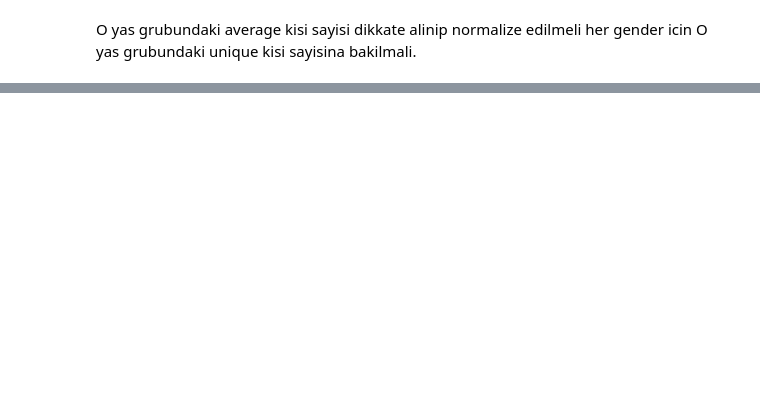
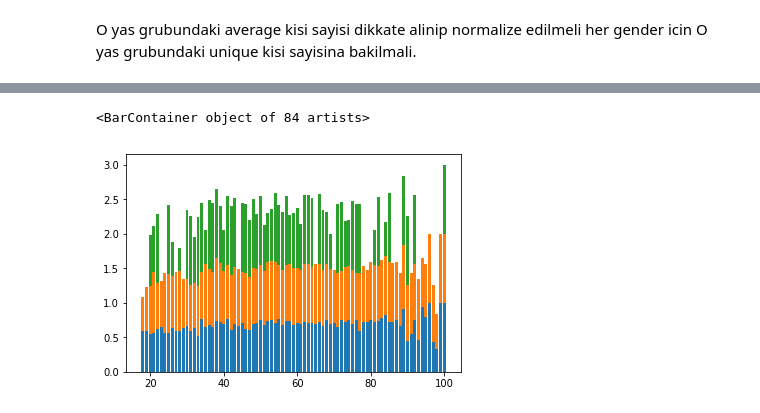
Before and after one commit to onurkapucu/Starbucks_Capstone, a Jupyter notebook: Starbucks_Capstone_notebook.ipynb, the cells around one changed output, grey strips where cells are left out. Drawn from its saved outputs; the diff is of its cells as text; code cells hidden in the pictures; blank space fills up the shorter version.

```diff
--- a/Starbucks_Capstone_notebook.ipynb
+++ b/Starbucks_Capstone_notebook.ipynb
@@ -151,3 +151,6 @@ ax3.title.set_text('Other')
 [figure]
 # %% [markdown]
 Looks like the distribution average roughly holds for all genders. We can see the total number of male users is higher.
+# %%
+profile_distribution = profile_clean.groupby(by=['user_gender','user_age'])['user_id'].nunique().unstack().transpose()
+profile_distribution.head()
@@ -600,0 +625,9 @@ intentional_completes_df.groupby(by=['user_gender','user_age'])['user_id'].nuniq
+# %%
+#intent_demog_total = intentional_completes_df.groupby(by=['user_gender','user_age'])['user_id'].size().unstack().transpose()
+intent_demog_avg = intent_demog_unique/profile_distribution
+plt.bar(intent_demog_avg['M'].keys(),intent_demog_avg['M'].values)
+plt.bar(intent_demog_avg['F'].keys(),intent_demog_avg['F'].values,bottom=intent_demog_avg['M'].values)
+plt.bar(intent_demog_avg['O'].keys(),intent_demog_avg['O'].values,bottom=intent_demog_avg['M'].values+intent_demog_avg['F'].values)
+# %% [output]
+<BarContainer object of 84 artists>
+[figure, added]
```
Also changed, not shown: parts of 24 cells of this notebook.
